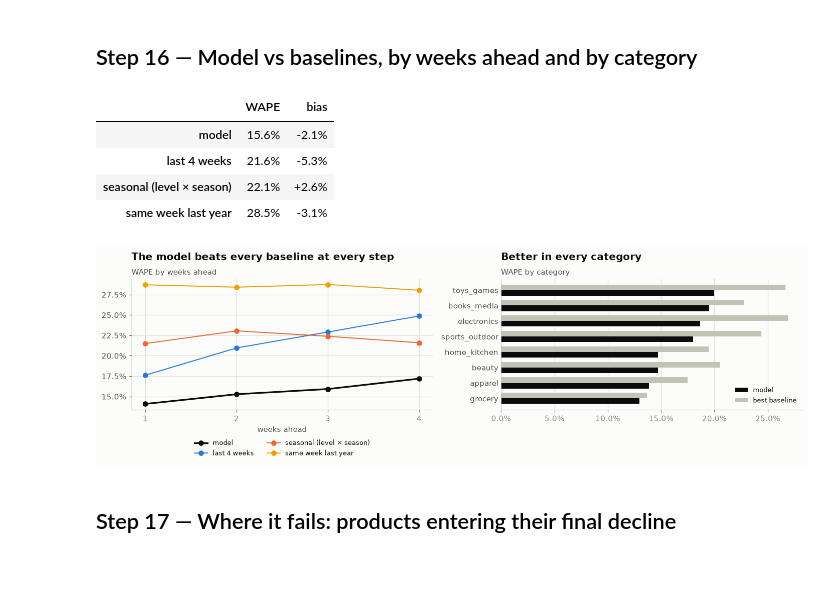
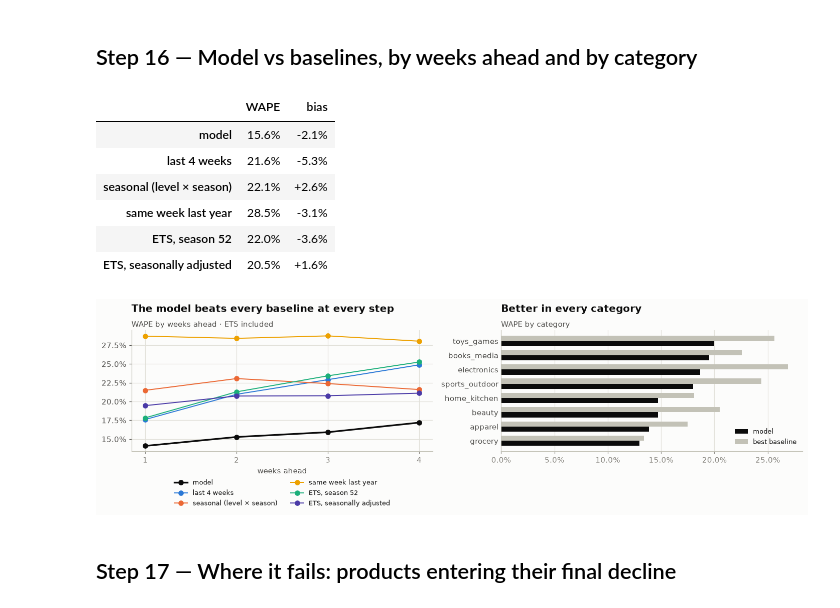
Before and after one commit to karthikiyer365/Live, a Jupyter notebook: ecommerce-demand-forecasting/demand_forecasting.ipynb, the cells around one changed output. Saved outputs shown, nothing was run; the diff lists cells and outputs as text; code cells hidden in the pictures; blank space fills up the shorter version.

```diff
--- a/ecommerce-demand-forecasting/demand_forecasting.ipynb
+++ b/ecommerce-demand-forecasting/demand_forecasting.ipynb
@@ -497,7 +501,10 @@ plt.tight_layout(); plt.show()
 # %%
 # Step 14 — baselines a model has to beat
 def baselines(r):
-    return {"last 4 weeks": r.lvl4, "seasonal (level × season)": r.seasonal, "same week last year": r.last_year.fillna(r.seasonal)}
+    out = {"last 4 weeks": r.lvl4, "seasonal (level × season)": r.seasonal, "same week last year": r.last_year.fillna(r.seasonal)}
+    if "ets_adj" in r:  # added once Step 14b has run
+        out |= {"ETS, season 52": r.ets52, "ETS, seasonally adjusted": r.ets_adj}
+    return out
 
 def fit(X, quantile=None):
     loss = dict(loss="quantile", quantile=quantile) if quantile else dict(loss="poisson")
@@ -525,0 +538,27 @@ score(X4[X4.c.isin(FOLDS[4])], baselines(X4[X4.c.isin(FOLDS[4])])).style.format(
+# %%
+# Step 14b — ETS forecasts for every backtest fold (statsforecast, one product at a time)
+def ets_forecast(C, H):
+    k = np.where(ALIVE[:, C])[0]
+    f = season_factors(FILLED, C)
+    raw, adj = [], []
+    for i in k:
+        w = np.arange(FIRST[i], C + 1)
+        y = FILLED[i, w]; ok = ~np.isnan(y); w, y = w[ok], y[ok]
+        raw.append(pd.DataFrame({"unique_id": i, "ds": WEEKS[w], "y": y}))
+        adj.append(pd.DataFrame({"unique_id": i, "ds": WEEKS[w], "y": y / f[CAT_I[i], WOY[w]]}))
+    out = []
+    for name, data, season in [("ets52", raw, 52), ("ets_adj", adj, 1)]:
+        fc = StatsForecast(models=[AutoETS(season_length=season)], freq="W-MON", n_jobs=1, fallback_model=Naive()).forecast(df=pd.concat(data), h=H)
+        fc = fc.reset_index() if "unique_id" not in fc.columns else fc
+        fc["t"] = C + fc.groupby("unique_id").cumcount() + 1
+        out.append(fc.rename(columns={"unique_id": "sku_i", "AutoETS": name})[["sku_i", "t", name]])
+    e = out[0].merge(out[1], on=["sku_i", "t"]).assign(c=C)
+    woy = WOY[np.minimum(e.t, len(WEEKS) - 1)]  # backtest targets are always inside the data
+    e["ets_adj"] = e.ets_adj * f[CAT_I[e.sku_i.to_numpy()], woy]
+    return e
+
+ETS = {H: pd.concat([ets_forecast(C, H) for C in FOLDS[H]], ignore_index=True) for H in (4, 13)}
+young = (FOLDS[13][0] - FIRST[ALIVE[:, FOLDS[13][0]]] + 1 < 104).mean()
+print(f"products on sale at the Jan 2024 cutoff with under 2 years of history: {young:.0%}")
+r = X4[X4.c.isin(FOLDS[4])].merge(ETS[4], on=["sku_i", "c", "t"])
+score(r, baselines(r)).style.format("{:+.1%}", subset="bias").format("{:.1%}", subset="WAPE")
@@ -563,31 +612,33 @@ abc.style.format({"WAPE": "{:.1%}", "bias": "{:+.1%}"})
 ## Step 16 — Model vs baselines, by weeks ahead and by category
 # %%
 # Step 16 — where the 4-week model wins
-R4 = RUNS["B · stockouts filled"]
+R4 = RUNS["B · stockouts filled"].merge(ETS[4], on=["sku_i", "c", "t"], how="left")
 compare = {"model": R4.pred, **baselines(R4)}
 display(score(R4, compare).style.format({"WAPE": "{:.1%}", "bias": "{:+.1%}"}))
 fig, (a1, a2) = plt.subplots(1, 2, figsize=(13, 4.2))
 for i, (n, p) in enumerate(compare.items()):
     by_h = R4.assign(p=p).groupby("h").apply(lambda g: wape(g.truth, g.p), include_groups=False)
-    a1.plot(by_h.index, by_h.values, marker="o", color=[INK, CAT[0], CAT[1], CAT[3]][i], lw=2.2 if n == "model" else 1.3, label=n)
+    a1.plot(by_h.index, by_h.values, marker="o", color=[INK, CAT[0], CAT[1], CAT[3], CAT[2], CAT[6]][i], lw=2.2 if n == "model" else 1.3, label=n)
 a1.set_xticks([1, 2, 3, 4]); a1.set_xlabel("weeks ahead"); a1.yaxis.set_major_formatter(mpl.ticker.PercentFormatter(1))
 a1.legend(fontsize=8.5, ncol=2, loc="upper center", bbox_to_anchor=(0.5, -0.18))
-headline(a1, "The model beats every baseline at every step", "WAPE by weeks ahead")
+headline(a1, "The model beats every baseline at every step", "WAPE by weeks ahead · ETS included")
 by_cat = R4.groupby("cat").apply(lambda g: pd.Series({"model": wape(g.truth, g.pred), "best baseline": min(wape(g.truth, b) for b in baselines(g).values())}), include_groups=False)
 by_cat.index = [CATS[i] for i in by_cat.index]; by_cat = by_cat.sort_values("model")
 y = np.arange(len(by_cat))
 a2.barh(y - 0.18, by_cat["model"], height=0.36, color=INK, label="model")
 a2.barh(y + 0.18, by_cat["best baseline"], height=0.36, color=AXIS, label="best baseline")
 a2.set_yticks(y, by_cat.index); a2.xaxis.set_major_formatter(mpl.ticker.PercentFormatter(1)); a2.legend(fontsize=8.5)
 headline(a2, "Better in every category", "WAPE by category", hbar=True)
 plt.tight_layout(); plt.show()
 # %% [output]
 |  | WAPE | bias |
 | model | 15.6% | -2.1% |
 | last 4 weeks | 21.6% | -5.3% |
 | seasonal (level × season) | 22.1% | +2.6% |
 | same week last year | 28.5% | -3.1% |
+| ETS, season 52 | 22.0% | -3.6% |
+| ETS, seasonally adjusted | 20.5% | +1.6% |
-[figure, old version]
+[figure, new version]
 # %% [markdown]
 ## Step 17 — Where it fails: products entering their final decline
 # %%
```
Also changed, not shown: parts of 9 cells of this notebook, 4 other files.
